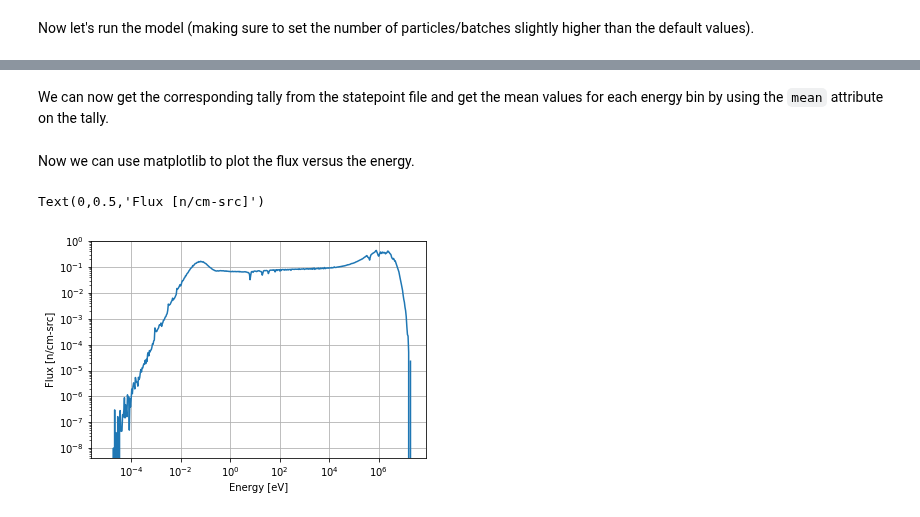
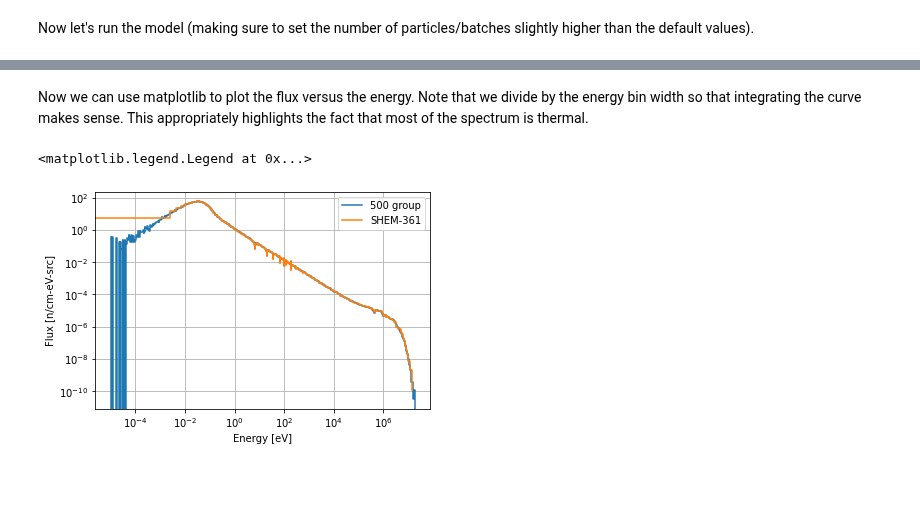
Before and after one commit to openmc-dev/openmc-notebooks, a Jupyter notebook: flux-spectrum.ipynb, the cells around one changed output, grey strips where cells are left out. Drawn from its saved outputs; the diff is of its cells as text; code cells hidden in the pictures; blank space fills up the shorter version.

Commit message:
Update flux spectrum notebook

```diff
--- a/flux-spectrum.ipynb
+++ b/flux-spectrum.ipynb
@@ -32,6 +42,16 @@ model.tallies = [tally]
+# %%
+# Create energy filter using SHEM-361 group structure
+energies_shem = openmc.mgxs.GROUP_STRUCTURES['SHEM-361']
+shem_filter = openmc.EnergyFilter(openmc.mgxs.GROUP_STRUCTURES['SHEM-361'])
+
+tally_shem = openmc.Tally()
+tally_shem.filters = [shem_filter]
+tally_shem.scores = ['flux']
+
+model.tallies.append(tally_shem)
 # %% [markdown]
 Now let's run the model (making sure to set the number of particles/batches slightly higher than the default values).
 # %%
 model.settings.particles = 10000
 model.settings.batches = 50
-model.run(output=False)
+sp_path = model.run(output=False)
@@ -42,4 +59,0 @@ Great, the simulation is done. To get our results, we need to load data from the
-# %%
-sp = openmc.StatePoint('statepoint.50.h5')
-# %% [markdown]
-We can now get the corresponding tally from the statepoint file and get the mean values for each energy bin by using the `mean` attribute on the tally.
@@ -50,10 +60,24 @@ flux_unc = t.std_dev.ravel()
+# %%
+with openmc.StatePoint(sp_path) as sp:
+    t = sp.tallies[tally.id]
+    flux500_mean = t.mean.ravel()
+    flux500_unc = t.std_dev.ravel()
+
+    t_shem = sp.tallies[tally_shem.id]
+    flux_shem_mean = t_shem.mean.ravel()
+    flux_shem_unc = t_shem.std_dev.ravel()
 # %% [markdown]
-Now we can use matplotlib to plot the flux versus the energy.
+Now we can use matplotlib to plot the flux versus the energy. Note that we divide by the energy bin width so that integrating the curve makes sense. This appropriately highlights the fact that most of the spectrum is thermal.
-# %%
-plt.loglog(energies[:-1], flux)
-plt.grid()
-plt.xlabel('Energy [eV]')
-plt.ylabel('Flux [n/cm-src]')
-# %% [output]
-Text(0,0.5,'Flux [n/cm-src]')
-[figure, removed]
+# %%
+fig, ax = plt.subplots()
+ax.step(energies[:-1], flux500_mean/np.diff(energies), where='post', label='500 group')
+ax.step(energies_shem[:-1], flux_shem_mean/np.diff(energies_shem), where='post', label='SHEM-361')
+ax.set_xscale('log')
+ax.set_yscale('log')
+ax.set_xlabel('Energy [eV]')
+ax.set_ylabel('Flux [n/cm-eV-src]')
+ax.grid()
+ax.legend()
+# %% [output]
+<matplotlib.legend.Legend at 0x...>
+[figure, added]
```
Also changed, not shown: parts of 9 cells of this notebook.
